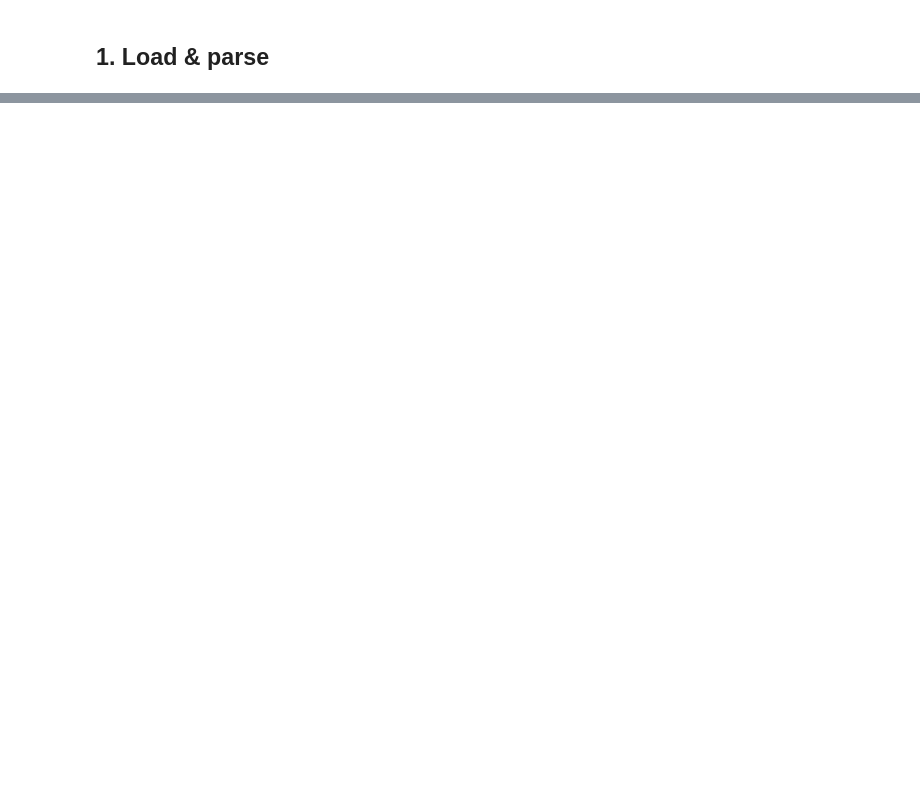
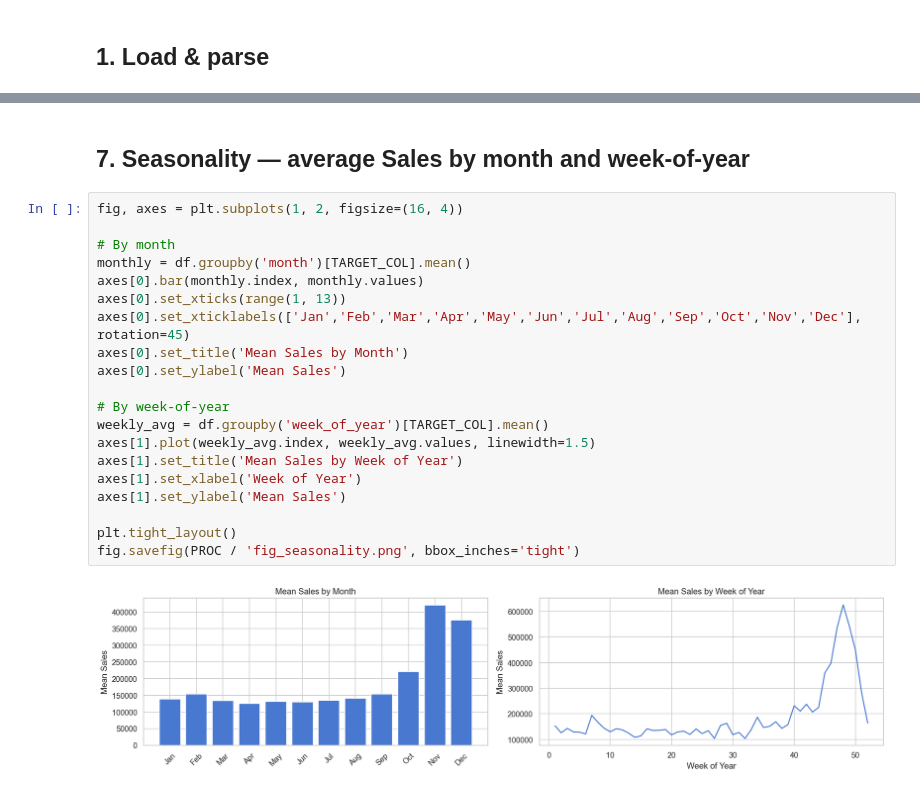
Before and after one commit to Sparsh22jn/bayesian-mmm, a Jupyter notebook: notebooks/01_eda.ipynb, the cells around one changed output, grey strips where cells are left out. Cells and saved outputs as stored; diff of their text form; blank space fills up the shorter version.

```diff
--- a/notebooks/01_eda.ipynb
+++ b/notebooks/01_eda.ipynb
@@ -179,0 +287,24 @@ print('Columns:', list(raw.columns))
+# %% [markdown]
+## 7. Seasonality — average Sales by month and week-of-year
+# %%
+fig, axes = plt.subplots(1, 2, figsize=(16, 4))
+
+# By month
+monthly = df.groupby('month')[TARGET_COL].mean()
+axes[0].bar(monthly.index, monthly.values)
+axes[0].set_xticks(range(1, 13))
+axes[0].set_xticklabels(['Jan','Feb','Mar','Apr','May','Jun','Jul','Aug','Sep','Oct','Nov','Dec'], rotation=45)
+axes[0].set_title('Mean Sales by Month')
+axes[0].set_ylabel('Mean Sales')
+
+# By week-of-year
+weekly_avg = df.groupby('week_of_year')[TARGET_COL].mean()
+axes[1].plot(weekly_avg.index, weekly_avg.values, linewidth=1.5)
+axes[1].set_title('Mean Sales by Week of Year')
+axes[1].set_xlabel('Week of Year')
+axes[1].set_ylabel('Mean Sales')
+
+plt.tight_layout()
+fig.savefig(PROC / 'fig_seasonality.png', bbox_inches='tight')
+# %% [output]
+[figure, added]
```
Also changed, not shown: parts of 55 cells of this notebook, 2 other files.
